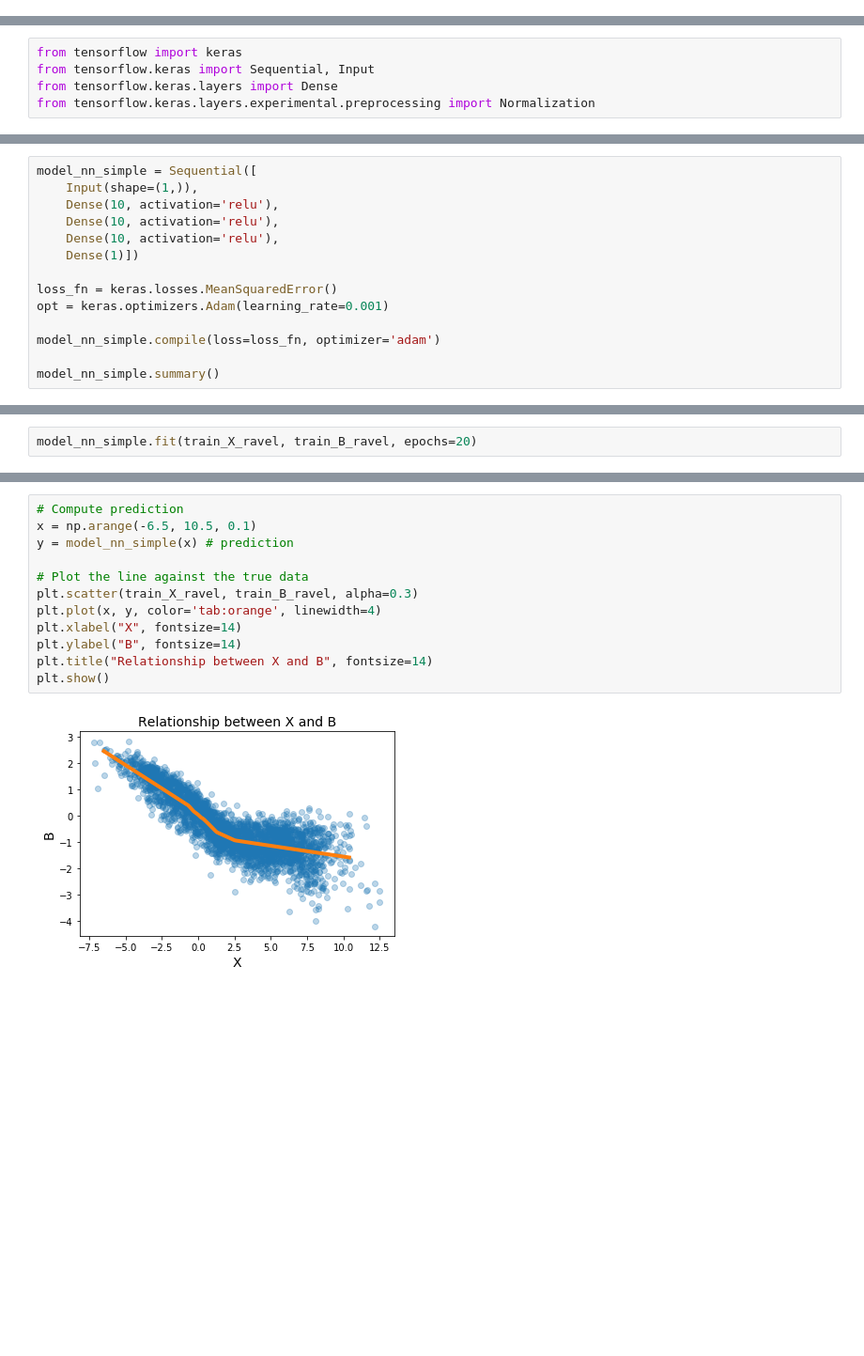
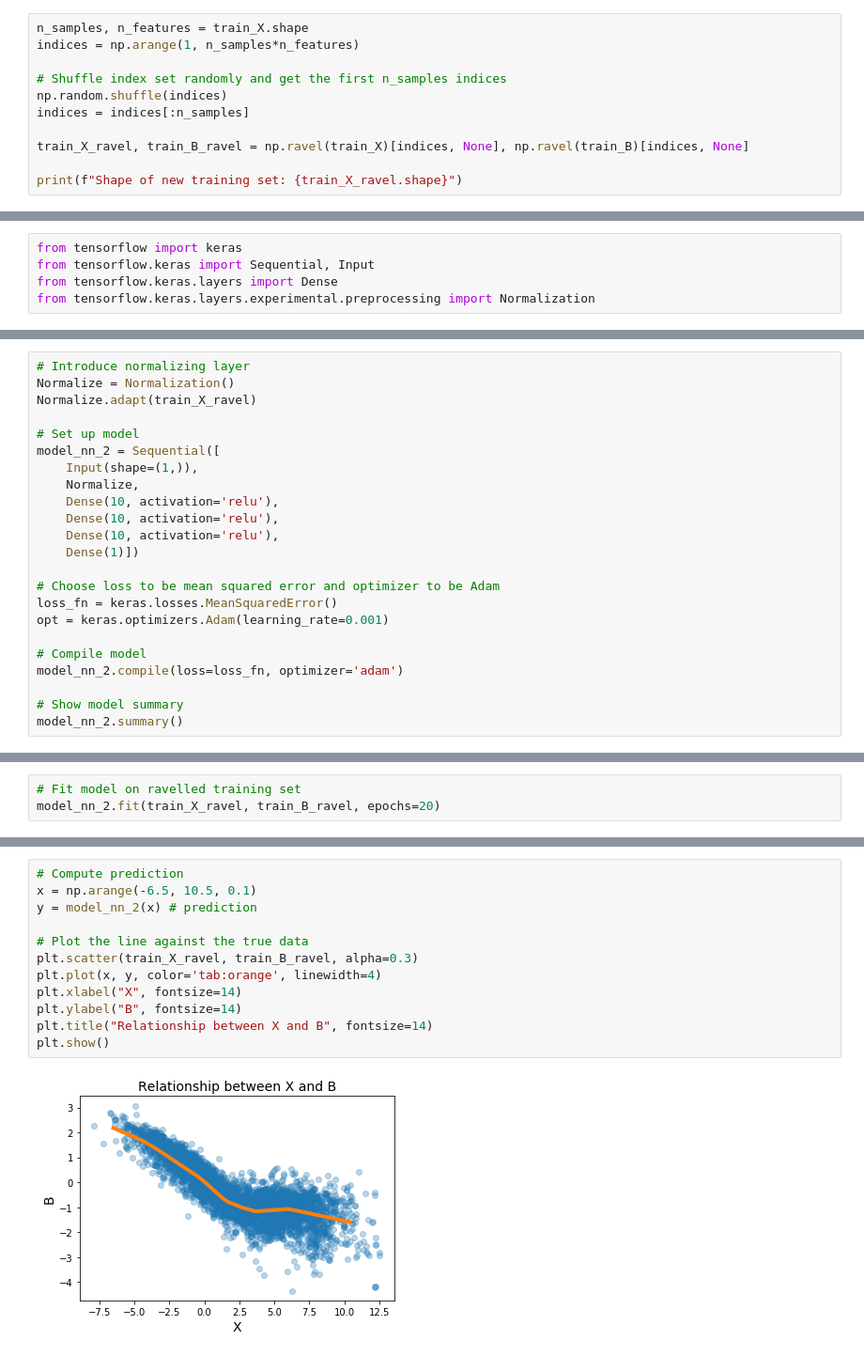
Before and after one commit to sotakao/STUOD_Hackathon_2021, a Jupyter notebook: tutorials/Part2-Regression.ipynb, the cells around one changed output, grey strips where cells are left out. Shown at 94% size. Saved outputs shown, nothing was run; the diff lists cells and outputs as text; blank space fills up the shorter version.

```diff
--- a/tutorials/Part2-Regression.ipynb
+++ b/tutorials/Part2-Regression.ipynb
@@ -304,0 +293,11 @@ Shape of new test set: (865, 1)
+# %%
+n_samples, n_features = train_X.shape
+indices = np.arange(1, n_samples*n_features)
+
+# Shuffle index set randomly and get the first n_samples indices
+np.random.shuffle(indices)
+indices = indices[:n_samples]
+
+train_X_ravel, train_B_ravel = np.ravel(train_X)[indices, None], np.ravel(train_B)[indices, None]
+
+print(f"Shape of new training set: {train_X_ravel.shape}")
@@ -563,17 +597,26 @@ Score for neural network: -0.5439967147984412
 # %%
-model_nn_simple = Sequential([
+# Introduce normalizing layer
+Normalize = Normalization()
+Normalize.adapt(train_X_ravel)
+
+# Set up model
+model_nn_2 = Sequential([
     Input(shape=(1,)),
+    Normalize,
     Dense(10, activation='relu'),
     Dense(10, activation='relu'),
     Dense(10, activation='relu'),
     Dense(1)])
 
+# Choose loss to be mean squared error and optimizer to be Adam
 loss_fn = keras.losses.MeanSquaredError()
 opt = keras.optimizers.Adam(learning_rate=0.001)
 
-model_nn_simple.compile(loss=loss_fn, optimizer='adam')
+# Compile model
+model_nn_2.compile(loss=loss_fn, optimizer='adam')
 
-model_nn_simple.summary()
+# Show model summary
+model_nn_2.summary()
 # %% [output]
 Model: "sequential_1"
 _________________________________________________________________
@@ -593,5 +638,6 @@ Non-trainable params: 0
 _________________________________________________________________
 # %%
-model_nn_simple.fit(train_X_ravel, train_B_ravel, epochs=20)
+# Fit model on ravelled training set
+model_nn_2.fit(train_X_ravel, train_B_ravel, epochs=20)
 # %% [output]
 Epoch 1/20
@@ -615,14 +663,14 @@ Epoch 20/20
 # %%
 # Compute prediction
 x = np.arange(-6.5, 10.5, 0.1)
-y = model_nn_simple(x) # prediction
+y = model_nn_2(x) # prediction
 
 # Plot the line against the true data
 plt.scatter(train_X_ravel, train_B_ravel, alpha=0.3)
 plt.plot(x, y, color='tab:orange', linewidth=4)
 plt.xlabel("X", fontsize=14)
 plt.ylabel("B", fontsize=14)
 plt.title("Relationship between X and B", fontsize=14)
 plt.show()
 # %% [output]
-[figure, old version]
+[figure, new version]
```
Also changed, not shown: parts of 49 cells of this notebook, 3 other files.
